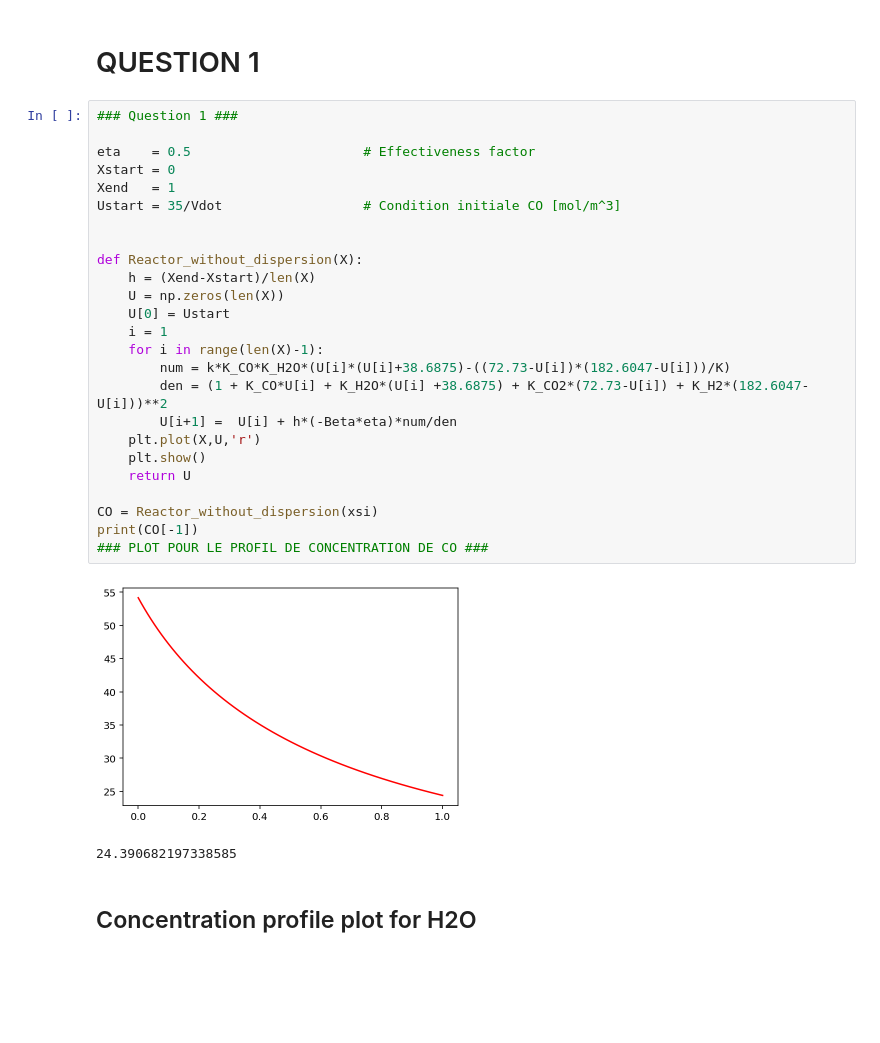
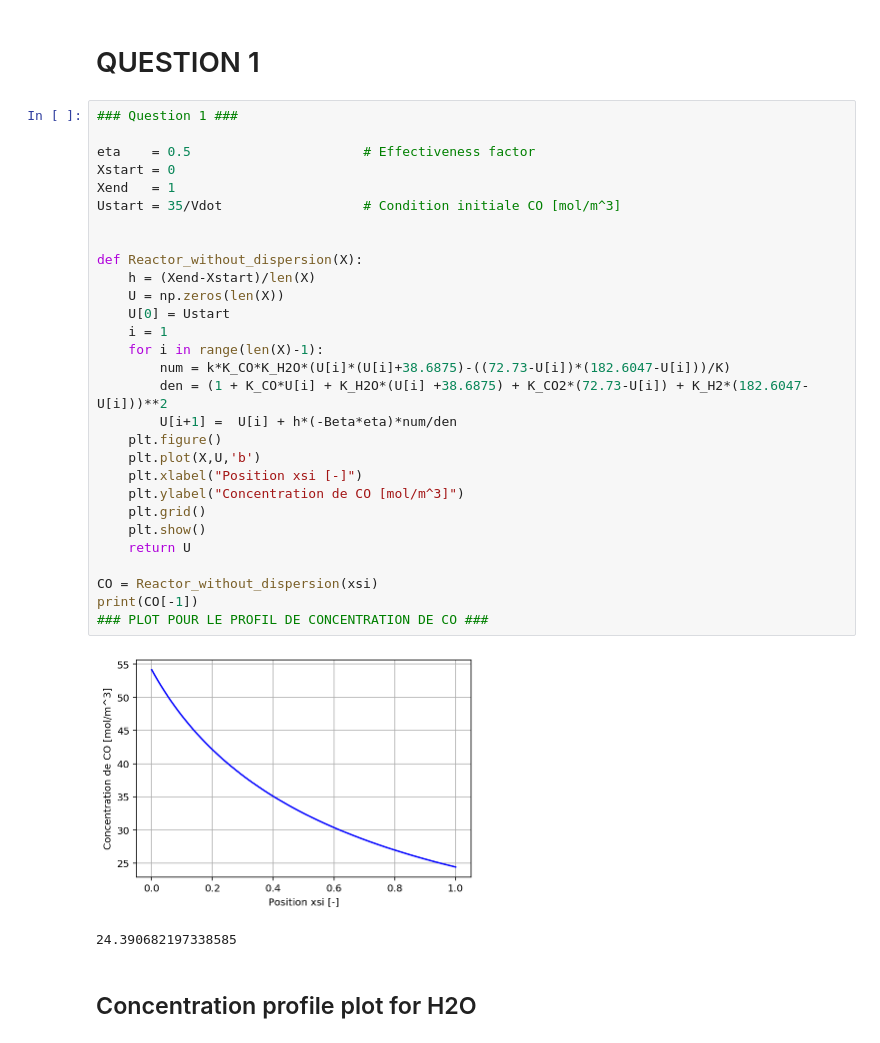
Before and after one commit to CoupezTom/Reactor-Design, a Jupyter notebook: Projet-RD-WGS - ex1 correct.ipynb, the cells around one changed output. Saved outputs shown, nothing was run; the diff lists cells and outputs as text; blank space fills up the shorter version.

```diff
--- a/Projet-RD-WGS - ex1 correct.ipynb
+++ b/Projet-RD-WGS - ex1 correct.ipynb
@@ -40,30 +40,34 @@ Pe_dp  = [0.2, 0.5, 1, 2]
 # %%
 ### Question 1 ###
 
 eta    = 0.5                      # Effectiveness factor
 Xstart = 0
 Xend   = 1
 Ustart = 35/Vdot                  # Condition initiale CO [mol/m^3]
 
 
 def Reactor_without_dispersion(X):
     h = (Xend-Xstart)/len(X)
     U = np.zeros(len(X))
     U[0] = Ustart
     i = 1
     for i in range(len(X)-1):
         num = k*K_CO*K_H2O*(U[i]*(U[i]+38.6875)-((72.73-U[i])*(182.6047-U[i]))/K)
         den = (1 + K_CO*U[i] + K_H2O*(U[i] +38.6875) + K_CO2*(72.73-U[i]) + K_H2*(182.6047-U[i]))**2
         U[i+1] =  U[i] + h*(-Beta*eta)*num/den
-    plt.plot(X,U,'r')
+    plt.figure()
+    plt.plot(X,U,'b')
+    plt.xlabel("Position xsi [-]")
+    plt.ylabel("Concentration de CO [mol/m^3]")
+    plt.grid()
     plt.show()
     return U
 
 CO = Reactor_without_dispersion(xsi)
 print(CO[-1])
 ### PLOT POUR LE PROFIL DE CONCENTRATION DE CO ###
 # %% [output]
-[figure, old version]
+[figure, new version]
 24.390682197338585
 # %% [markdown]
 ## Concentration profile plot for H2O
```
Also changed, not shown: parts of 5 cells of this notebook.
